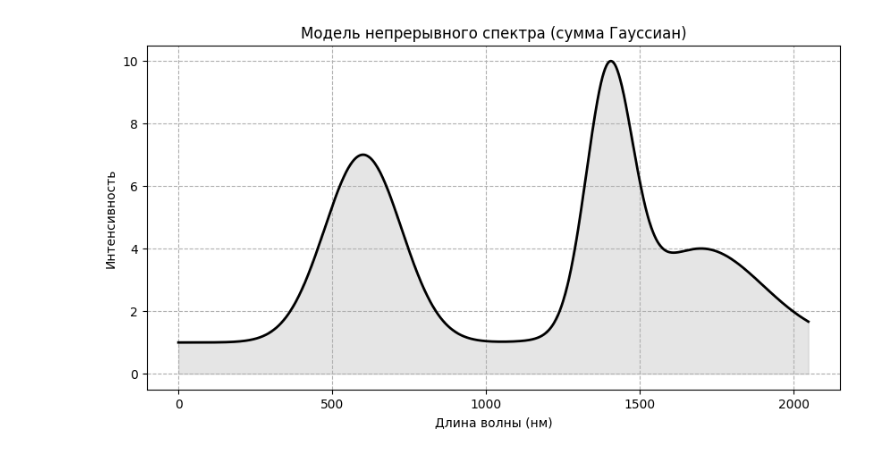
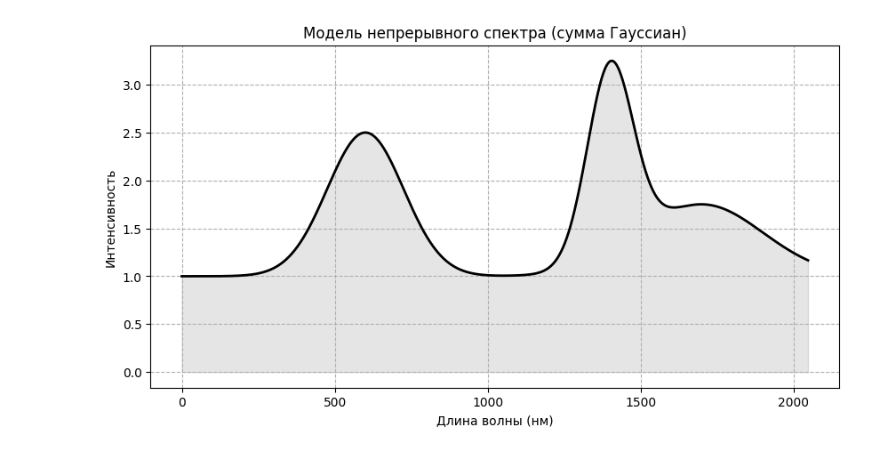
Before and after one commit to Exinker/plugin-spectrum-processor, a Jupyter notebook: notebooks/notebook_v3.1.ipynb, the cells around one changed output. Saved outputs shown, nothing was run; the diff lists cells and outputs as text; code cells hidden in the pictures.

```diff
--- a/notebooks/notebook_v3.1.ipynb
+++ b/notebooks/notebook_v3.1.ipynb
@@ -94,33 +91,33 @@ experiment = experiment.setup(
 # %%
 import numpy as np
 import matplotlib.pyplot as plt
 
 index = np.arange(N_NUMBERS)
 
 params = [
-    {"A": 10, "mu": 2500, "sigma": 75},
-    {"A": 6, "mu": 600, "sigma": 125},
-    {"A": 8, "mu": 1400, "sigma": 75},
-    {"A": 3, "mu": 1700, "sigma": 200},
+    {"A": 2.5, "mu": 2500, "sigma": 75},
+    {"A": 1.5, "mu": 600, "sigma": 125},
+    {"A": 2, "mu": 1400, "sigma": 75},
+    {"A": 0.75, "mu": 1700, "sigma": 200},
 ]
 
 background = np.zeros(len(index), dtype=float) + 1
 
 for p in params:
     line = p["A"] * np.exp(-((index - p["mu"])**2) / (2 * p["sigma"]**2))
     background += line
 
 
 plt.figure(figsize=(10, 5))
 plt.plot(index, background, label='Смоделированный спектр', color='black', lw=2)
 plt.fill_between(index, background, alpha=0.2, color='gray')
 plt.title("Модель непрерывного спектра (сумма Гауссиан)")
 plt.xlabel("Длина волны (нм)")
 plt.ylabel("Интенсивность")
 plt.grid(True, linestyle='--')
 plt.show()
 # %% [output]
-[figure, old version]
+[figure, new version]
 # %%
 unicorn = experiment.run(
     is_noised=False,
```
Also changed, not shown: parts of 15 cells of this notebook, 8 other files.
